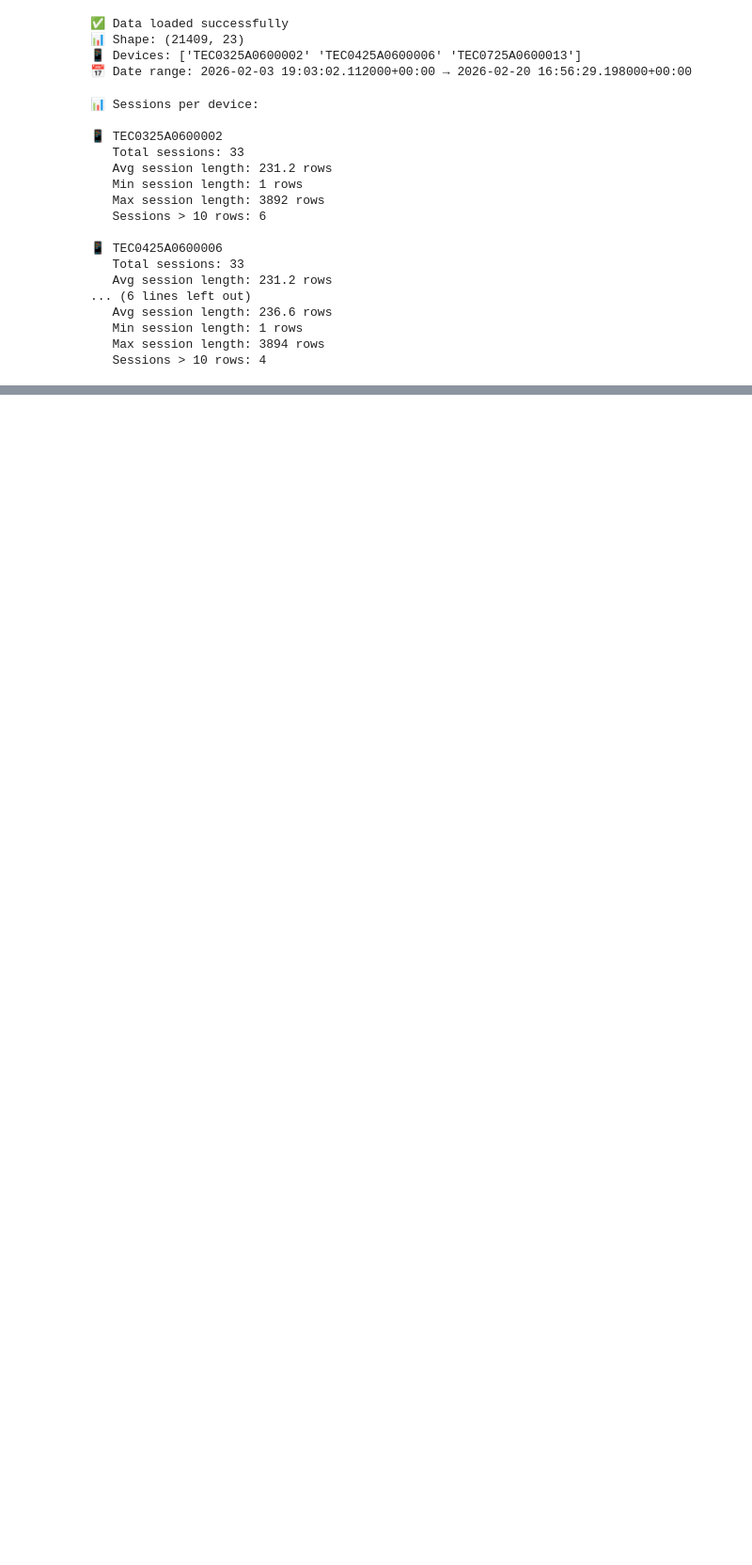
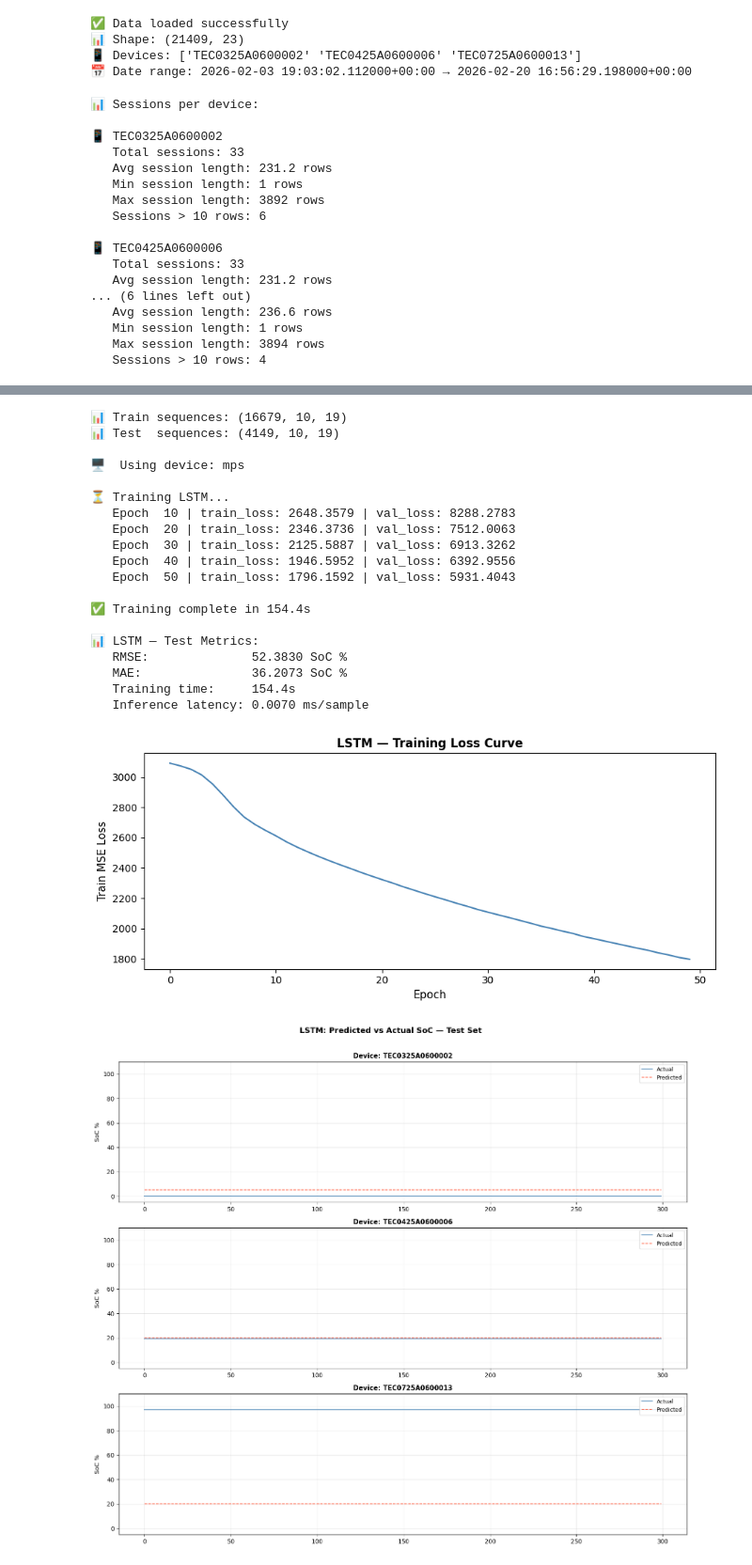
Before and after one commit to sanskarmankar/renewcred-ev-telemetry, a Jupyter notebook: notebooks/task2_soc_model.ipynb, the cells around one changed output, grey strips where cells are left out. Shown at 94% size. Drawn from its saved outputs; the diff is of its cells as text; code cells hidden in the pictures; blank space fills up the shorter version.

```diff
--- a/notebooks/task2_soc_model.ipynb
+++ b/notebooks/task2_soc_model.ipynb
@@ -649,7 +728,7 @@ X_te_t = torch.from_numpy(X_te_seq)
 y_te_t = torch.from_numpy(y_te_seq).unsqueeze(1)
 
 train_ds = TensorDataset(X_tr_t, y_tr_t)
-train_dl = DataLoader(train_ds, batch_size=256, shuffle=False)
+train_dl = DataLoader(train_ds, batch_size=1024, shuffle=False)
 
 # ── LSTM Architecture ─────────────────────────────────────────────────
 class SoCLSTM(nn.Module):
@@ -665,17 +744,23 @@ class SoCLSTM(nn.Module):
         out    = self.dropout(out[:, -1, :])   # last timestep
         return self.fc(out)
 
-device_hw = torch.device('cuda' if torch.cuda.is_available() else 'cpu')
+# Prefer MPS (Apple Silicon GPU) > CUDA > CPU
+if torch.backends.mps.is_available():
+    device_hw = torch.device('mps')
+elif torch.cuda.is_available():
+    device_hw = torch.device('cuda')
+else:
+    device_hw = torch.device('cpu')
 print(f"\n🖥️  Using device: {device_hw}")
 
-model_lstm = SoCLSTM(input_size=len(feature_cols), hidden_size=64,
+model_lstm = SoCLSTM(input_size=len(feature_cols), hidden_size=32,
                      num_layers=2, dropout=0.2).to(device_hw)
 
 optimizer = torch.optim.Adam(model_lstm.parameters(), lr=1e-3)
 criterion = nn.MSELoss()
 
 # ── Training with early stopping (patience=10) ───────────────────────
-EPOCHS       = 100
+EPOCHS       = 50
 PATIENCE     = 10
 best_val_loss = float('inf')
 patience_ctr  = 0
@@ -688,7 +773,7 @@ y_val_t     = y_tr_t[val_split:].to(device_hw)
 X_tr_t_only = X_tr_t[:val_split]
 y_tr_t_only = y_tr_t[:val_split]
 tr_only_dl  = DataLoader(TensorDataset(X_tr_t_only, y_tr_t_only),
-                          batch_size=256, shuffle=False)
+                          batch_size=1024, shuffle=False)
 
 print("\n⏳ Training LSTM...")
 t0 = time.time()
@@ -750,36 +835,55 @@ print(f"   Inference latency: {lstm_latency_ms:.4f} ms/sample")
 
 # ── Training loss curve ───────────────────────────────────────────────
 fig, ax = plt.subplots(figsize=(9, 4))
 ax.plot(train_losses, color='steelblue', linewidth=1.5)
 ax.set_xlabel('Epoch', fontsize=11)
 ax.set_ylabel('Train MSE Loss', fontsize=11)
 ax.set_title('LSTM — Training Loss Curve', fontweight='bold')
 plt.tight_layout()
 plt.savefig('../outputs/eda_charts/lstm_training_loss.png', dpi=150, bbox_inches='tight')
 plt.show()
 
-# ── Predicted vs Actual for all 3 devices ────────────────────────────
-unique_devs = list(df_model['device_id'].unique())
-fig, axes   = plt.subplots(len(unique_devs), 1, figsize=(14, 4 * len(unique_devs)), sharex=False)
-if len(unique_devs) == 1:
-    axes = [axes]
-
+# ── Predicted vs Actual — exactly 3 devices (spec requirement) ───────
+unique_devs = list(df_model['device_id'].unique())[:3]
+fig, axes   = plt.subplots(3, 1, figsize=(14, 12), sharex=False)
 for i, device in enumerate(unique_devs):
     mask   = te_devices == device
     n_plot = min(300, mask.sum())
     axes[i].plot(y_te_seq[mask][:n_plot],  label='Actual',    color='steelblue', linewidth=1.2)
     axes[i].plot(y_pred_lstm[mask][:n_plot], label='Predicted', color='tomato',  linewidth=1.2, linestyle='--')
     axes[i].set_title(f'Device: {device}', fontsize=11, fontweight='bold')
     axes[i].set_ylabel('SoC %')
     axes[i].set_ylim(-5, 110)
     axes[i].legend(loc='upper right', fontsize=9)
     axes[i].grid(True, alpha=0.3)
 
 plt.suptitle('LSTM: Predicted vs Actual SoC — Test Set', fontsize=13, fontweight='bold', y=1.01)
 plt.tight_layout()
 plt.savefig('../outputs/eda_charts/lstm_pred_vs_actual.png', dpi=150, bbox_inches='tight')
 plt.show()
 
 # ── Save final LSTM model ─────────────────────────────────────────────
 torch.save(model_lstm.state_dict(), '../models/lstm_soc.pt')
 print("✅ LSTM model saved → models/lstm_soc.pt")
+# %% [output]
+📊 Train sequences: (16679, 10, 19)
+📊 Test  sequences: (4149, 10, 19)
+
+🖥️  Using device: mps
+
+⏳ Training LSTM...
+   Epoch  10 | train_loss: 2648.3579 | val_loss: 8288.2783
+   Epoch  20 | train_loss: 2346.3736 | val_loss: 7512.0063
+   Epoch  30 | train_loss: 2125.5887 | val_loss: 6913.3262
+   Epoch  40 | train_loss: 1946.5952 | val_loss: 6392.9556
+   Epoch  50 | train_loss: 1796.1592 | val_loss: 5931.4043
+
+✅ Training complete in 154.4s
+
+📊 LSTM — Test Metrics:
+   RMSE:              52.3830 SoC %
+   MAE:               36.2073 SoC %
+   Training time:     154.4s
+   Inference latency: 0.0070 ms/sample
+[figure, added]
+[figure, added]
```
Also changed, not shown: parts of 9 cells of this notebook, 12 other files.
